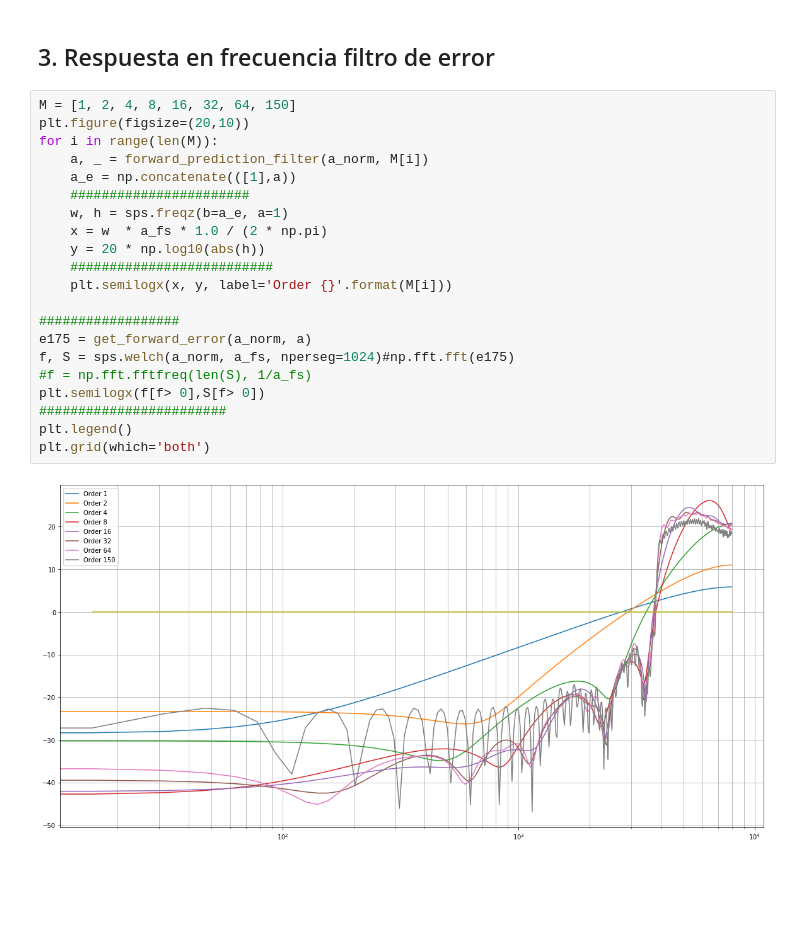
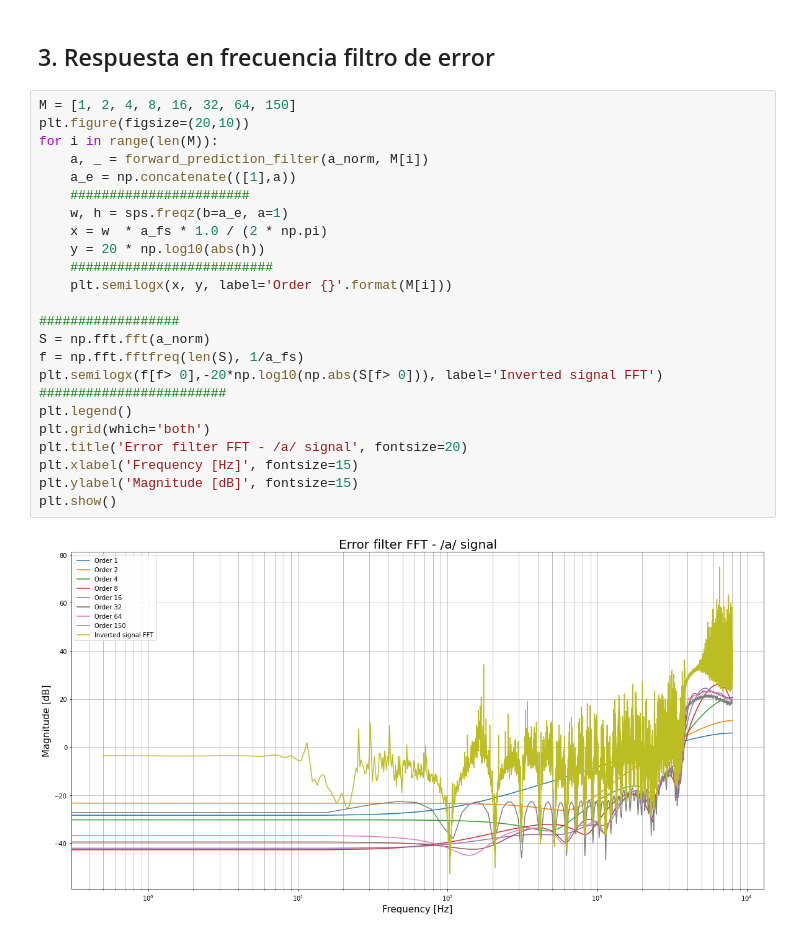
Before and after one commit to BikeTeam/pasa-tp3, a Jupyter notebook: src/tp3.ipynb, the cells around one changed output. Cells and saved outputs as stored; diff of their text form; blank space fills up the shorter version.

Commit message:
added graphics

```diff
--- a/src/tp3.ipynb
+++ b/src/tp3.ipynb
@@ -139,26 +142,29 @@ plt.plot();
 # %%
 M = [1, 2, 4, 8, 16, 32, 64, 150]
 plt.figure(figsize=(20,10))
 for i in range(len(M)):
     a, _ = forward_prediction_filter(a_norm, M[i])
     a_e = np.concatenate(([1],a))
     #######################
     w, h = sps.freqz(b=a_e, a=1)
     x = w  * a_fs * 1.0 / (2 * np.pi)
     y = 20 * np.log10(abs(h))
     ##########################
     plt.semilogx(x, y, label='Order {}'.format(M[i]))
 
 ##################
-e175 = get_forward_error(a_norm, a)
-f, S = sps.welch(a_norm, a_fs, nperseg=1024)#np.fft.fft(e175)
-#f = np.fft.fftfreq(len(S), 1/a_fs)
-plt.semilogx(f[f> 0],S[f> 0])
+S = np.fft.fft(a_norm)
+f = np.fft.fftfreq(len(S), 1/a_fs)
+plt.semilogx(f[f> 0],-20*np.log10(np.abs(S[f> 0])), label='Inverted signal FFT')
 ########################
 plt.legend()
 plt.grid(which='both')
+plt.title('Error filter FFT - /a/ signal', fontsize=20)
+plt.xlabel('Frequency [Hz]', fontsize=15)
+plt.ylabel('Magnitude [dB]', fontsize=15)
+plt.show()
 # %% [output]
-[figure, old version]
+[figure, new version]
 # %%
 M = [1, 2, 4, 8, 16, 32, 64]
 plt.figure(figsize=(20,10))
```
Also changed, not shown: parts of 13 cells of this notebook.
